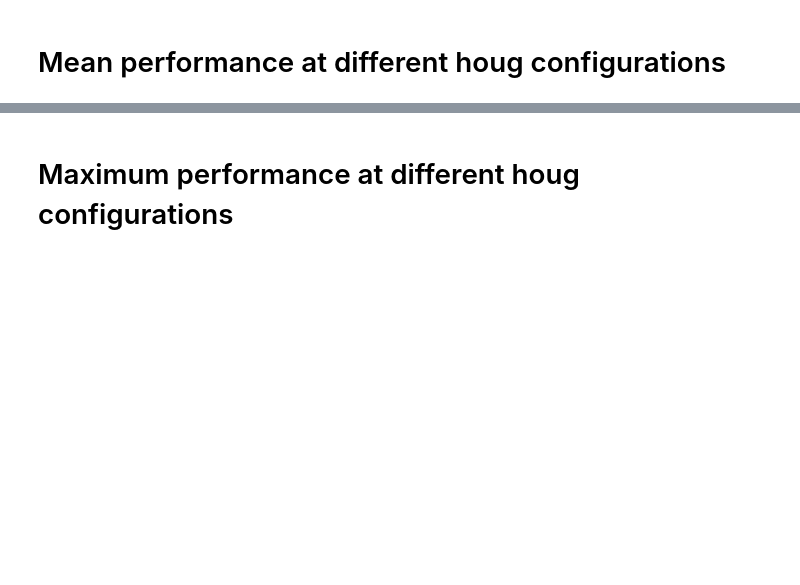
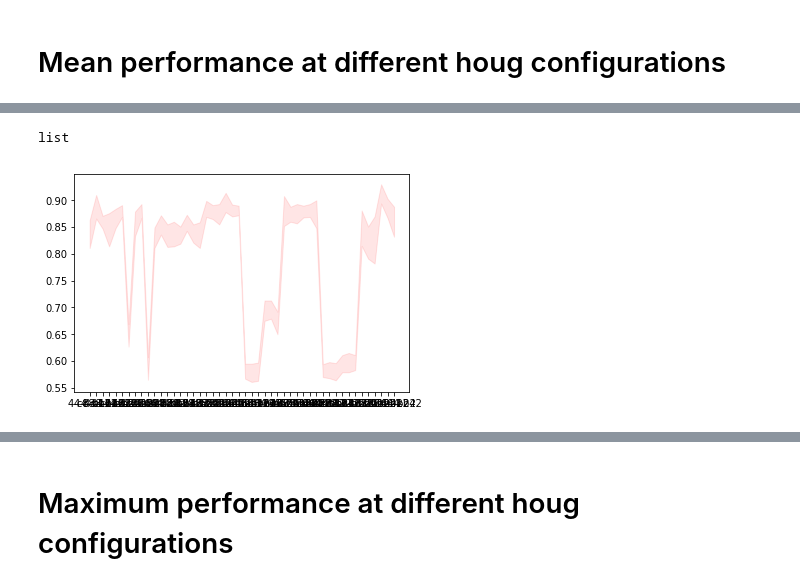
Before and after one commit to famarcar/Wear_Classification, a Jupyter notebook: DataAnalysis.ipynb, the cells around one changed output, grey strips where cells are left out. Saved outputs shown, nothing was run; the diff lists cells and outputs as text; code cells hidden in the pictures; blank space fills up the shorter version.

```diff
--- a/DataAnalysis.ipynb
+++ b/DataAnalysis.ipynb
@@ -246,3 +275,10 @@ plt.legend()
+# %%
+
+plt.fill_between(label_exp, np.r_[means_Gaus_pd]-np.r_[std_Gaus_pd], np.r_[means_Gaus_pd]+np.r_[std_Gaus_pd], color="red", alpha=.1)
+type(means_Gaus_pd)
+# %% [output]
+list
+[figure, added]
 # %%
 #label_exp
 #means_Gaus_pd , means_RaF_pd , means_SVC_pd , means_Tree_pd
```
Also changed, not shown: parts of 11 cells of this notebook, 14 other files.
